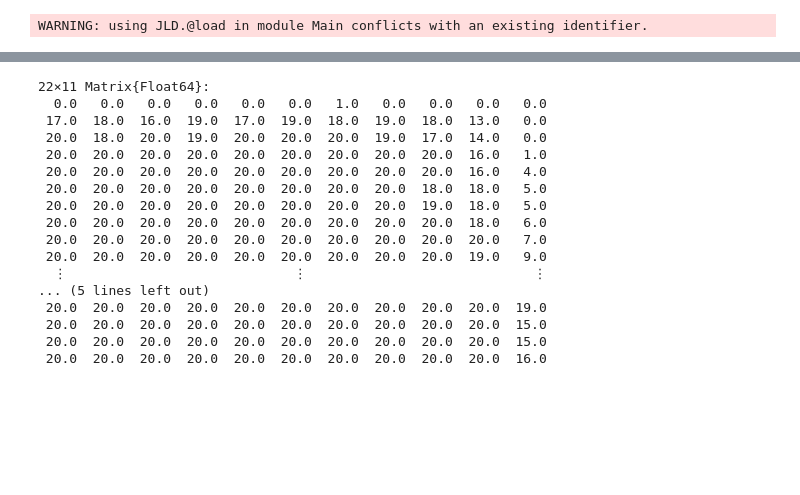
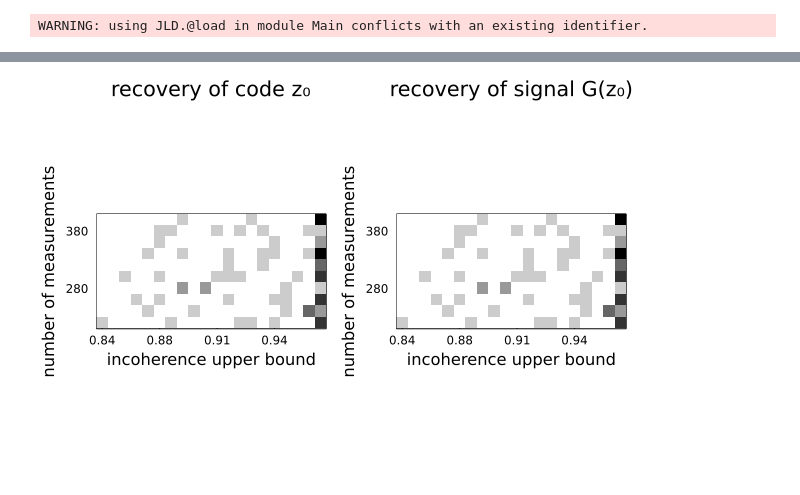
Before and after one commit to babhrujoshi/GNN_Isometries, a Jupyter notebook: Phase_plot_Full_MNIST_mac.ipynb, the cells around one changed output, grey strips where cells are left out. Drawn from its saved outputs; the diff is of its cells as text; code cells hidden in the pictures; blank space fills up the shorter version.

```diff
--- a/Phase_plot_Full_MNIST_mac.ipynb
+++ b/Phase_plot_Full_MNIST_mac.ipynb
@@ -38,12 +38,14 @@ trials = 5
 opt = Flux.Optimise.ADAM(.1);
 
 # encoder_μ_inco, encoder_logvar_inco,  W1_inco, W2_inco, W3_inco, Q_inco = load_model_sep("trained_GNN/MNIST_identity_v4", 25)
-B = randn(x_dim, 500)/sqrt(x_dim)
-_, _,  W1_co, W2_co, W3_co, Q_co = load_model_sep("trained_GNN/MNIST_v2", 25)
-F = dct(diagm(ones(x_dim)),2);
-β_list, α_list = get_β_α(F, Q_co, B, 20);
+
+# B = randn(x_dim, 500)/sqrt(x_dim)
+# _, _,  W1_co, W2_co, W3_co, Q_co = load_model_sep("trained_GNN/MNIST_v2", 25)
+# F = dct(diagm(ones(x_dim)),2);
+# β_list, α_list = get_β_α(F, Q_co, B, 20);
+
 recovery_error_matrix = zeros(trials, 1 + length(β_list) )
 recon_error_matrix = zeros(trials, 1 + length(β_list) );
 
-m_list = 20:20:200
+m_list = 220:20:400
 # %% [output]
@@ -95,50 +116,34 @@ M = zeros(size(phase_matrix_recovery[1,:,:]))
 for trial in 1:trials
     M += (phase_matrix_recovery[trial,:,:] .< 1e-2)
 end
-# %% [output]
-22×11 Matrix{Float64}:
-  0.0   0.0   0.0   0.0   0.0   0.0   1.0   0.0   0.0   0.0   0.0
- 17.0  18.0  16.0  19.0  17.0  19.0  18.0  19.0  18.0  13.0   0.0
- 20.0  18.0  20.0  19.0  20.0  20.0  20.0  19.0  17.0  14.0   0.0
- 20.0  20.0  20.0  20.0  20.0  20.0  20.0  20.0  20.0  16.0   1.0
- 20.0  20.0  20.0  20.0  20.0  20.0  20.0  20.0  20.0  16.0   4.0
- 20.0  20.0  20.0  20.0  20.0  20.0  20.0  20.0  18.0  18.0   5.0
- 20.0  20.0  20.0  20.0  20.0  20.0  20.0  20.0  19.0  18.0   5.0
- 20.0  20.0  20.0  20.0  20.0  20.0  20.0  20.0  20.0  18.0   6.0
- 20.0  20.0  20.0  20.0  20.0  20.0  20.0  20.0  20.0  20.0   7.0
- 20.0  20.0  20.0  20.0  20.0  20.0  20.0  20.0  20.0  19.0   9.0
-  ⋮                             ⋮                             ⋮
-... (5 lines left out)
- 20.0  20.0  20.0  20.0  20.0  20.0  20.0  20.0  20.0  20.0  19.0
- 20.0  20.0  20.0  20.0  20.0  20.0  20.0  20.0  20.0  20.0  15.0
- 20.0  20.0  20.0  20.0  20.0  20.0  20.0  20.0  20.0  20.0  15.0
- 20.0  20.0  20.0  20.0  20.0  20.0  20.0  20.0  20.0  20.0  16.0
 # %%
 M = zeros(size(phase_matrix_recovery[1,:,:]))
 for trial in 1:trials
     M += (phase_matrix_recovery[trial,:,:] .< 1e-5)
 end
 p1 = plot(colorview(Gray, reverse(M/trials, dims = 1)), bg =:black, title = "recovery of code z₀", framestyle = :box)
 xticks = 1:5:length(α_list)
 xticks!(xticks, ["$(round.(α_list, digits = 2)[i])" for i in 1:5:length(α_list)])
 yticks = 2:5:length(m_list)
 yticks!(yticks, ["$(m_list[length(m_list) + 1 - i])" for i in 2:5:length(m_list)])
 
 
 M = zeros(size(phase_matrix_recon[1,:,:]))
 for trial in 1:trials
-    M += (phase_matrix_recovery[trial,:,:] .< 1e-5)
+    M += (phase_matrix_recovery[trial,:,:] .< 1e-4)
 end
 
 p2 = plot(colorview(Gray, reverse(M/trials, dims = 1)), bg =:black, title = "recovery of signal G(z₀)",framestyle = :box)
 xticks = 1:5:length(α_list)
 xticks!(xticks, ["$(round.(α_list, digits = 2)[i])" for i in 1:5:length(α_list)])
 yticks = 2:5:length(m_list)
 yticks!(yticks, ["$(m_list[length(m_list) + 1 - i])" for i in 2:5:length(m_list)])
 # plot!(1:length(α_list), ff.(m_pred), label =:false, linewidth = 2 )
 
 plot(p1, p2, layout = 2, xlabel = "incoherence upper bound", ylabel = "number of measurements")
-savefig("figures/Phase_MNIST_paper.pdf")
+# savefig("figures/Phase_MNIST_paper.pdf")
+# %% [output]
+[figure, added]
 # %%
 
 
```
Also changed, not shown: parts of 4 cells of this notebook, 13 other files.
